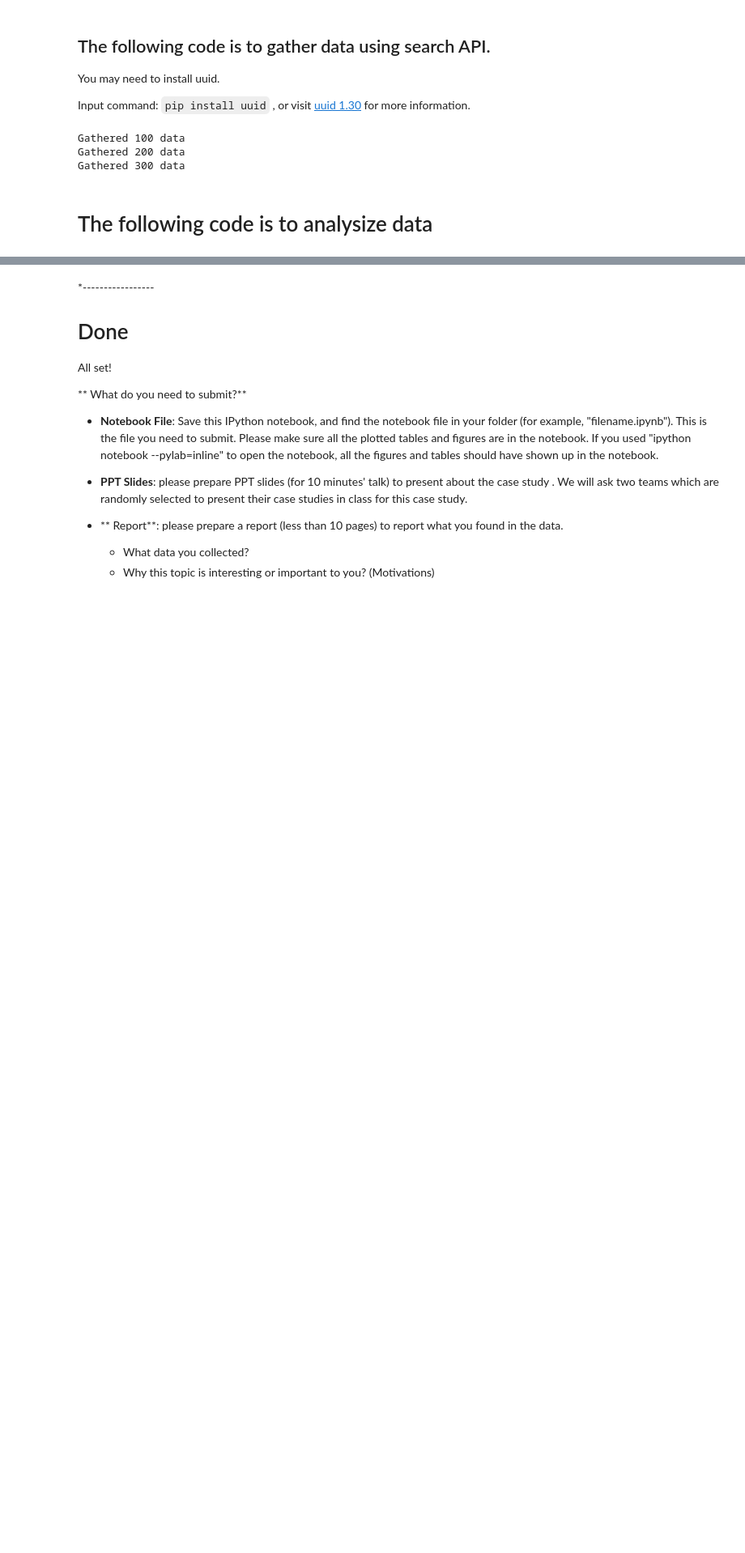
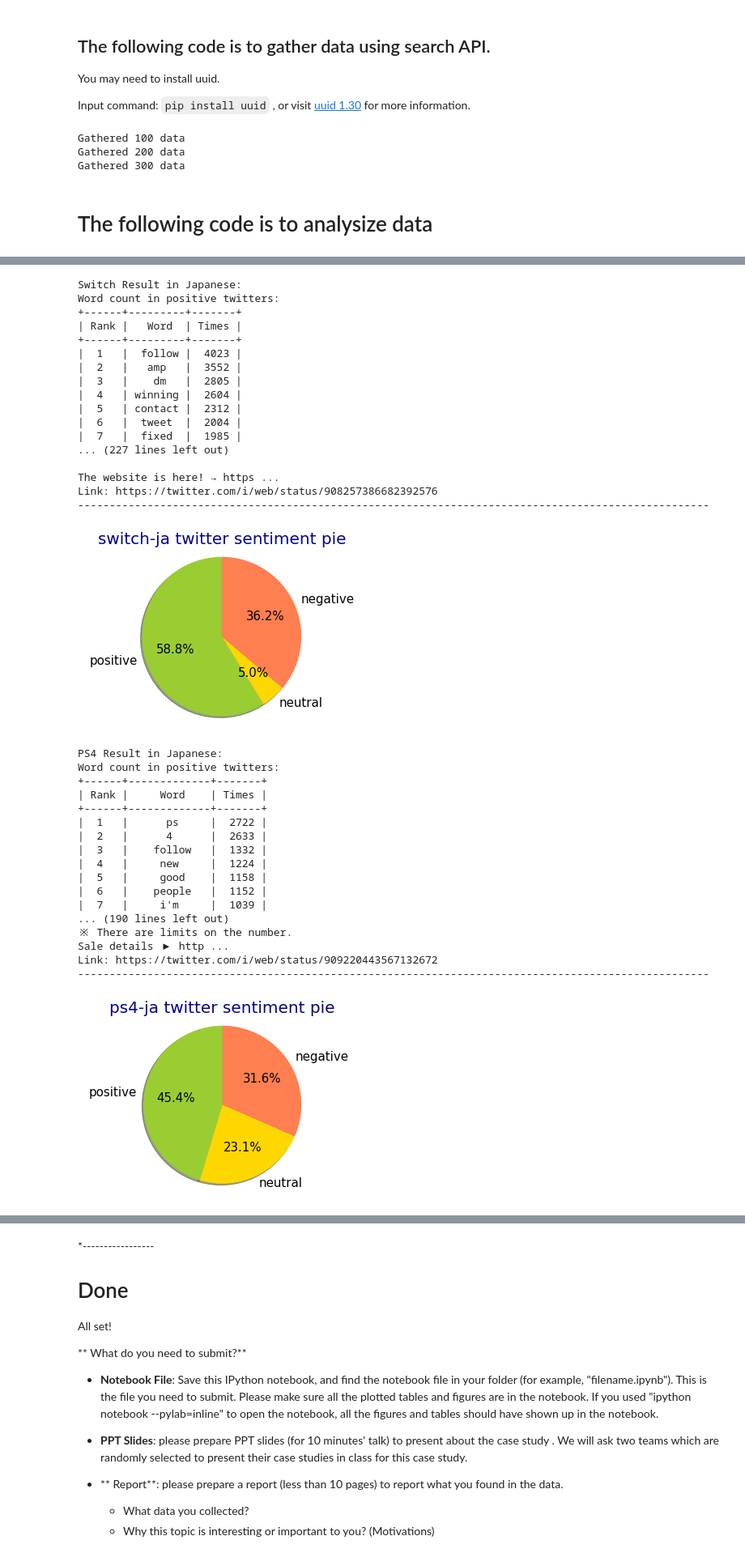
Before and after one commit to DS501-17Fall/Project-01, a Jupyter notebook: CaseStudy1.ipynb, the cells around one changed output, grey strips where cells are left out. Shown at 81% size. Cells and saved outputs as stored; diff of their text form; code cells hidden in the pictures; blank space fills up the shorter version.

```diff
--- a/CaseStudy1.ipynb
+++ b/CaseStudy1.ipynb
@@ -877,0 +864,44 @@ Link: https://twitter.com/i/web/status/905777178826166274
+# %%
+print('Switch Result in Japanese:')
+analyze_data(path='switch-ja', max_num=10, unwanted_words=['nintendo', 'switch'], language='ja')
+print('PS4 Result in Japanese:')
+analyze_data(path='ps4-ja', max_num=10, unwanted_words=['sony', 'ps4'], language='ja')
+print('Xbox Result in Japanese:')
+analyze_data(path='xbox-ja', max_num=10, unwanted_words=['xbox', 'one', 'microsoft'], language='ja')
+# %% [output]
+Switch Result in Japanese:
+Word count in positive twitters:
++------+---------+-------+
+| Rank |   Word  | Times |
++------+---------+-------+
+|  1   |  follow |  4023 |
+|  2   |   amp   |  3552 |
+|  3   |    dm   |  2805 |
+|  4   | winning |  2604 |
+|  5   | contact |  2312 |
+|  6   |  tweet  |  2004 |
+|  7   |  fixed  |  1985 |
+... (227 lines left out)
+
+The website is here! → https ...
+Link: https://twitter.com/i/web/status/908257386682392576
+----------------------------------------------------------------------------------------------------
+[figure, added]
+PS4 Result in Japanese:
+Word count in positive twitters:
++------+-------------+-------+
+| Rank |     Word    | Times |
++------+-------------+-------+
+|  1   |      ps     |  2722 |
+|  2   |      4      |  2633 |
+|  3   |    follow   |  1332 |
+|  4   |     new     |  1224 |
+|  5   |     good    |  1158 |
+|  6   |    people   |  1152 |
+|  7   |     i'm     |  1039 |
+... (190 lines left out)
+※ There are limits on the number.
+Sale details ▶ http ...
+Link: https://twitter.com/i/web/status/909220443567132672
+----------------------------------------------------------------------------------------------------
+[figure, added]
```
Also changed, not shown: parts of 7 cells of this notebook, 11 other files.
